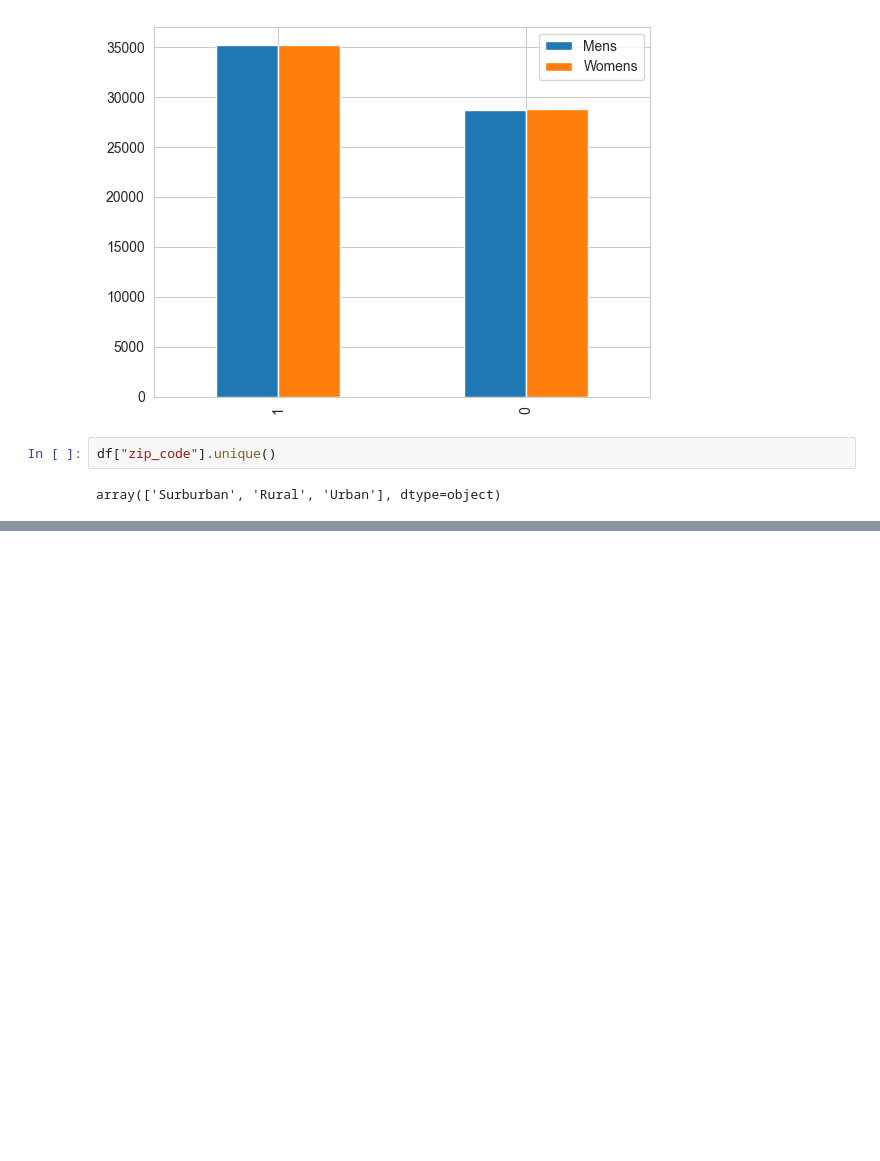
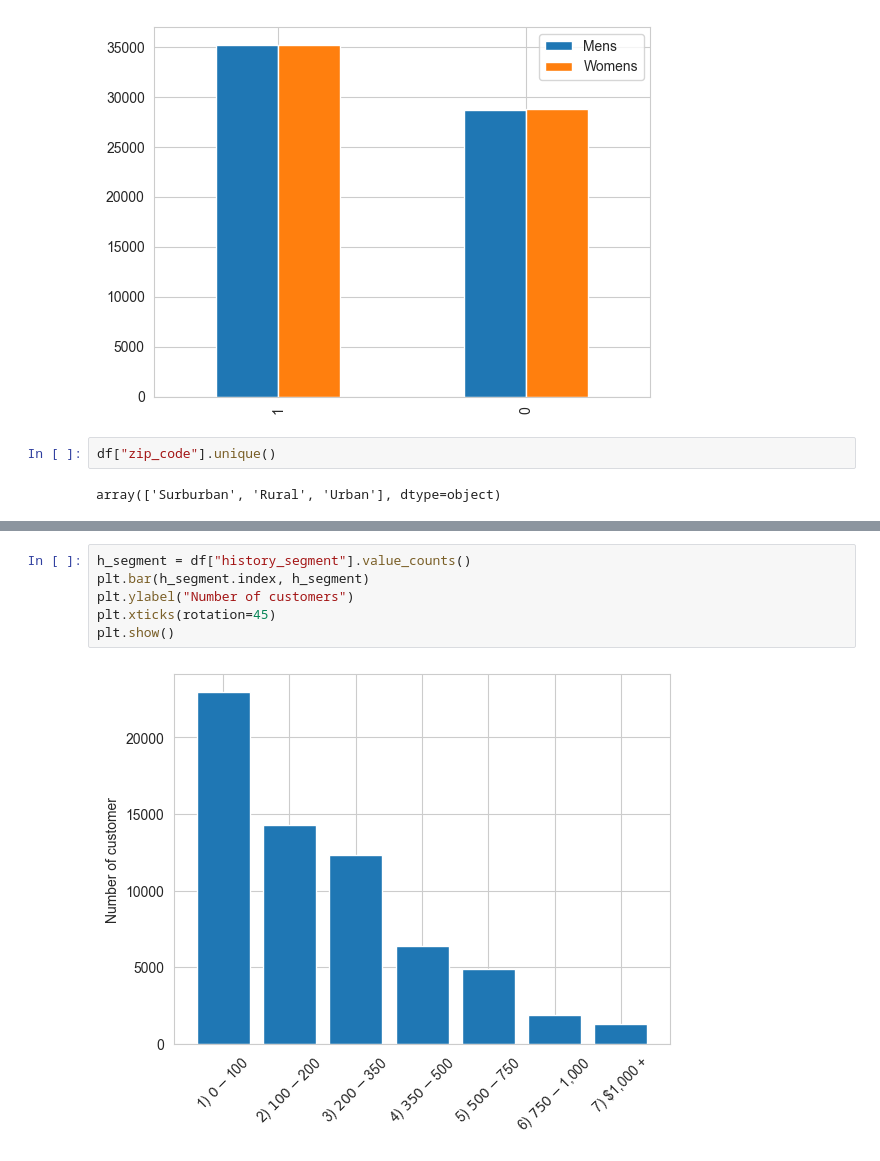
Before and after one commit to Fatemenamdar20/Project02-Customer-Analytics, a Jupyter notebook: Customer-Analytics.ipynb, the cells around one changed output, grey strips where cells are left out. Drawn from its saved outputs; the diff is of its cells as text; blank space fills up the shorter version.

```diff
--- a/Customer-Analytics.ipynb
+++ b/Customer-Analytics.ipynb
@@ -246,0 +233,8 @@ df.groupby("visit").count()
+# %%
+h_segment = df["history_segment"].value_counts()
+plt.bar(h_segment.index, h_segment)
+plt.ylabel("Number of customers")
+plt.xticks(rotation=45)
+plt.show()
+# %% [output]
+[figure, added]
```
Also changed, not shown: parts of 12 cells of this notebook.
